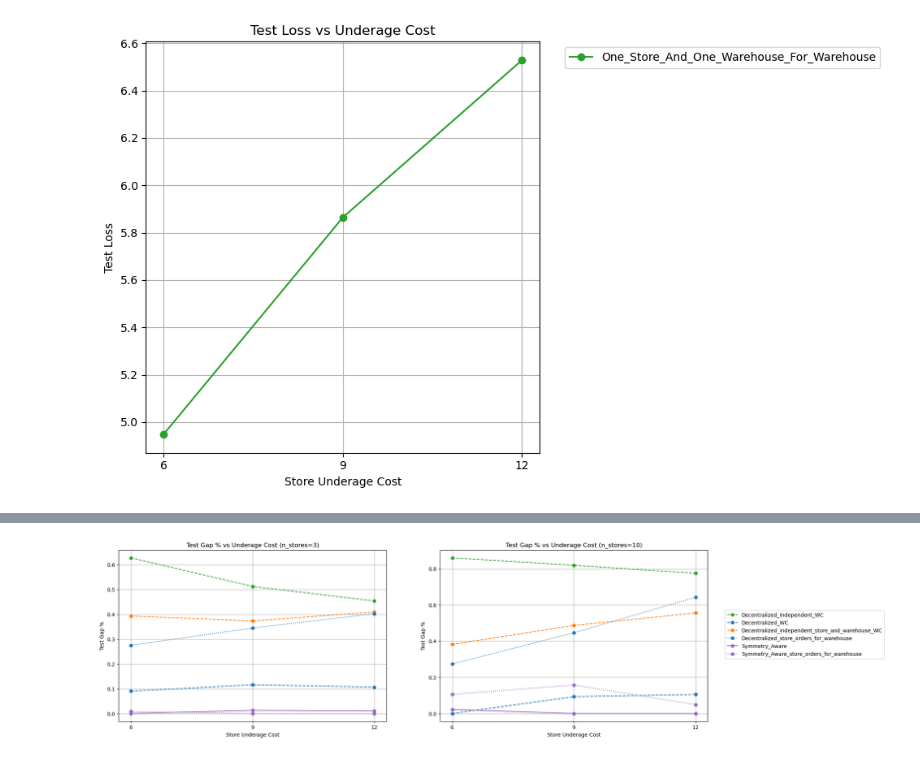
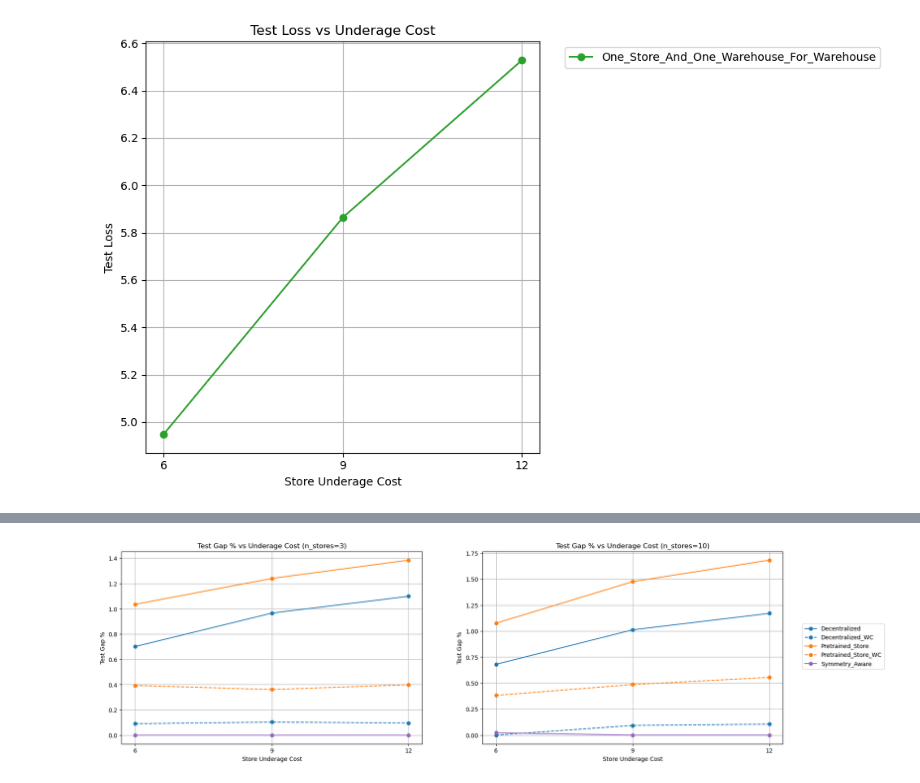
Before and after one commit to minuk302/Neural_inventory_control, a Jupyter notebook: analysis/ray_one_warehouse_independent_store_debug.ipynb, the cells around one changed output, grey strips where cells are left out. Cells and saved outputs as stored; diff of their text form; code cells hidden in the pictures.

```diff
--- a/analysis/ray_one_warehouse_independent_store_debug.ipynb
+++ b/analysis/ray_one_warehouse_independent_store_debug.ipynb
@@ -181,35 +176,23 @@ plt.show()
 color_scheme = {
     "Decentralized": "#1f77b4",  # Blue
     "Decentralized_WC": "#1f77b4",  # Blue
-    "Decentralized_store_orders_for_warehouse": "#1f77b4",  # Blue
-    "Decentralized_Independent": "#2ca02c",  # Blue
-    "Decentralized_Independent_WC": "#2ca02c",  # Green
-    "Decentralized_independent_store_and_warehouse": "ff7f0e",
-    "Decentralized_independent_store_and_warehouse_WC": "#ff7f0e",  # Orange
+    "Pretrained_Store": "#ff7f0e",  # Orange
+    "Pretrained_Store_WC": "#ff7f0e",  # Orange
     "Symmetry_Aware": "#9467bd",  # Purple
-    "Symmetry_Aware_store_orders_for_warehouse": "#9467bd",  # Purple
 }
 
 linestyle_scheme = {
     "Decentralized": "-",  # Solid
     "Decentralized_WC": "--",  # Dashed
-    "Decentralized_store_orders_for_warehouse": ":",  # Dotted
-    "Decentralized_Independent": "-",  # Solid
-    "Decentralized_Independent_WC": "--",  # Dashed
-    "Decentralized_independent_store_and_warehouse": "-",  # solid
-    "Decentralized_independent_store_and_warehouse_WC": "--",  # Dashed
+    "Pretrained_Store": "-",  # solid
+    "Pretrained_Store_WC": "--",  # Dashed
     "Symmetry_Aware": "-",  # Solid
-    "Symmetry_Aware_store_orders_for_warehouse": ":",  # Dotted
 }
 
 path = 'one_store_for_warehouse_lost'
 decentralized_paths = {
     3: f'/user/ml4723/Prj/NIC/ray_results/{path}/decentralized/3',
     10: f'/user/ml4723/Prj/NIC/ray_results/{path}/decentralized/10'
-}
-decentralized_independent_paths = {
-    3: f'/user/ml4723/Prj/NIC/ray_results/{path}/decentralized_independent_store_debug/3',
-    10: f'/user/ml4723/Prj/NIC/ray_results/{path}/decentralized_independent_store_debug/10'
 }
 decentralized_independent_store_and_warehouse_paths = {
     3: f'/user/ml4723/Prj/NIC/ray_results/{path}/decentralized_independent_store_and_warehouse_debug/3',
@@ -241,13 +224,6 @@ df_decentralized = results_interpretor.make_table(decentralized_paths,
 df_decentralized.insert(2, 'Architecture Class', "Decentralized")
 df_decentralized.insert(1, 'hyperparam_name', "decentralized")
 
-# Decentralized with store orders for warehouse
-df_decentralized_store_orders = results_interpretor.make_table(decentralized_paths,
-    {'store_underage_cost': store_underage_cost, 'store_orders_for_warehouse': True},
-    default_condition_setter, custom_data_filler, sort_by=sort_by, pick_row_from_run_by=pick_row_from_run_by)
-df_decentralized_store_orders.insert(2, 'Architecture Class', "Decentralized_store_orders_for_warehouse")
-df_decentralized_store_orders.insert(1, 'hyperparam_name', "decentralized")
-
 # Decentralized with context
 df_decentralized_wc = results_interpretor.make_table(symmetry_aware_paths,
     {'store_underage_cost': store_underage_cost, 'store_orders_for_warehouse': False, 'omit_context_from_store_input': True},
@@ -255,33 +231,19 @@ df_decentralized_wc = results_interpretor.make_table(symmetry_aware_paths,
 df_decentralized_wc.insert(2, 'Architecture Class', "Decentralized_WC")
 df_decentralized_wc.insert(1, 'hyperparam_name', "symmetry_aware")
 
-# Decentralized with store orders for warehouse
-df_decentralized_store_and_warehouse_orders = results_interpretor.make_table(decentralized_independent_store_and_warehouse_paths,
+# Pretrained store without context
+df_pretrained_store = results_interpretor.make_table(decentralized_independent_store_and_warehouse_paths,
     {'store_underage_cost': store_underage_cost, 'include_context_for_warehouse_input': False},
     default_condition_setter, custom_data_filler, sort_by=sort_by, pick_row_from_run_by=pick_row_from_run_by)
-df_decentralized_store_and_warehouse_orders.insert(2, 'Architecture Class', "Decentralized_independent_store_and_warehouse")
-df_decentralized_store_and_warehouse_orders.insert(1, 'hyperparam_name', "decentralized_independent_store_and_warehouse_debug")
+df_pretrained_store.insert(2, 'Architecture Class', "Pretrained_Store")
+df_pretrained_store.insert(1, 'hyperparam_name', "decentralized_independent_store")
 
-# Decentralized with context
-df_decentralized_store_and_warehouse_wc = results_interpretor.make_table(decentralized_independent_store_and_warehouse_paths,
+# Pretrained store with context
+df_pretrained_store_wc = results_interpretor.make_table(decentralized_independent_store_and_warehouse_paths,
     {'store_underage_cost': store_underage_cost, 'include_context_for_warehouse_input': True},
     default_condition_setter, custom_data_filler, sort_by=sort_by, pick_row_from_run_by=pick_row_from_run_by)
-df_decentralized_store_and_warehouse_wc.insert(2, 'Architecture Class', "Decentralized_independent_store_and_warehouse_WC")
-df_decentralized_store_and_warehouse_wc.insert(1, 'hyperparam_name', "decentralized_independent_store_and_warehouse_debug")
-
-# Independent store without context
-df_decentralized_independent = results_interpretor.make_table(decentralized_independent_paths,
-    {'store_underage_cost': store_underage_cost, 'include_context_for_warehouse_input': False},
-    default_condition_setter, custom_data_filler, sort_by=sort_by, pick_row_from_run_by=pick_row_from_run_by)
-df_decentralized_independent.insert(2, 'Architecture Class', "Decentralized_Independent")
-df_decentralized_independent.insert(1, 'hyperparam_name', "decentralized_independent_store_debug")
-
-# Independent store with context
-df_decentralized_independent_wc = results_interpretor.make_table(decentralized_independent_paths,
-    {'store_underage_cost': store_underage_cost, 'include_context_for_warehouse_input': True},
-    default_condition_setter, custom_data_filler, sort_by=sort_by, pick_row_from_run_by=pick_row_from_run_by)
-df_decentralized_independent_wc.insert(2, 'Architecture Class', "Decentralized_Independent_WC")
-df_decentralized_independent_wc.insert(1, 'hyperparam_name', "decentralized_independent_store_debug")
+df_pretrained_store_wc.insert(2, 'Architecture Class', "Pretrained_Store_WC")
+df_pretrained_store_wc.insert(1, 'hyperparam_name', "decentralized_independent_store")
 
 # Symmetry aware
 df_symmetry_aware = results_interpretor.make_table(symmetry_aware_paths,
@@ -290,19 +252,13 @@ df_symmetry_aware = results_interpretor.make_table(symmetry_aware_paths,
 df_symmetry_aware.insert(2, 'Architecture Class', "Symmetry_Aware")
 df_symmetry_aware.insert(1, 'hyperparam_name', "symmetry_aware")
 
-# Symmetry aware with store orders for warehouse
-df_symmetry_aware_store_orders = results_interpretor.make_table(symmetry_aware_paths,
-    {'store_underage_cost': store_underage_cost, 'store_orders_for_warehouse': True, 'omit_context_from_store_input': False},
-    default_condition_setter, custom_data_filler, sort_by=sort_by, pick_row_from_run_by=pick_row_from_run_by)
-df_symmetry_aware_store_orders.insert(2, 'Architecture Class', "Symmetry_Aware_store_orders_for_warehouse")
-df_symmetry_aware_store_orders.insert(1, 'hyperparam_name', "symmetry_aware")
-
 # Combine dataframes
 df = pd.concat([
-    df_decentralized_store_orders, df_decentralized_wc,
-    df_decentralized_independent_wc,
-    df_symmetry_aware, df_symmetry_aware_store_orders,
-    df_decentralized_store_and_warehouse_wc
+    df_decentralized,
+    df_decentralized_wc,
+    df_symmetry_aware,
+    df_pretrained_store,
+    df_pretrained_store_wc
 ])
 
 min_test_loss = df.groupby(['# of stores', 'store_underage_cost'])['Test Loss'].transform('min')
@@ -377,4 +333,4 @@ plt.show()
-[figure, old version]
+[figure, new version]
 # %%
 def collect_data_and_plot(df, test_mode, setting_name, n_stores):
     # Filter the dataframe for the specified number of stores
```
Also changed, not shown: parts of 3 cells of this notebook, 21 other files.
